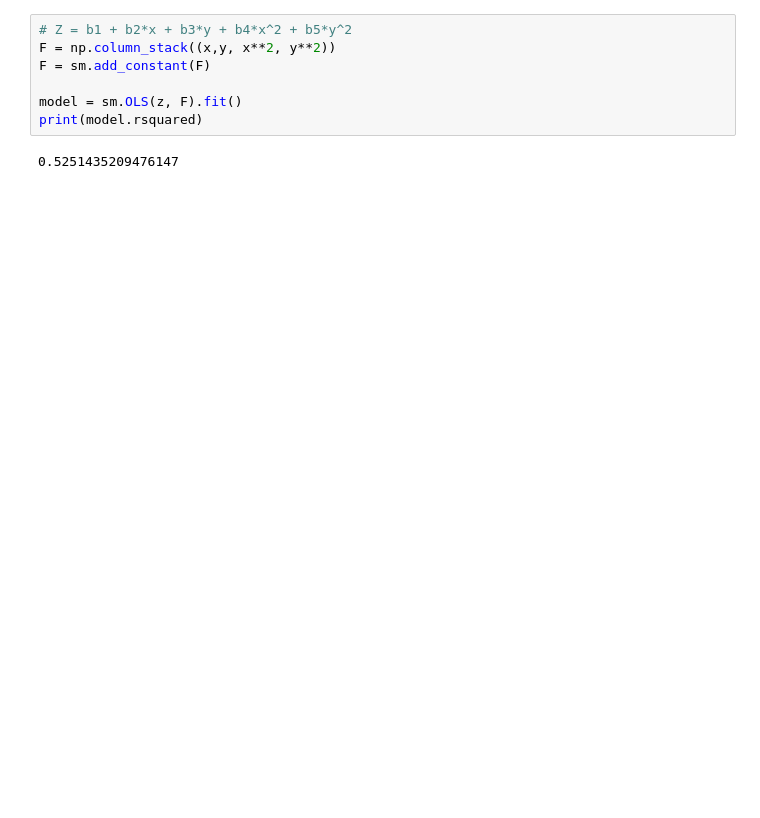
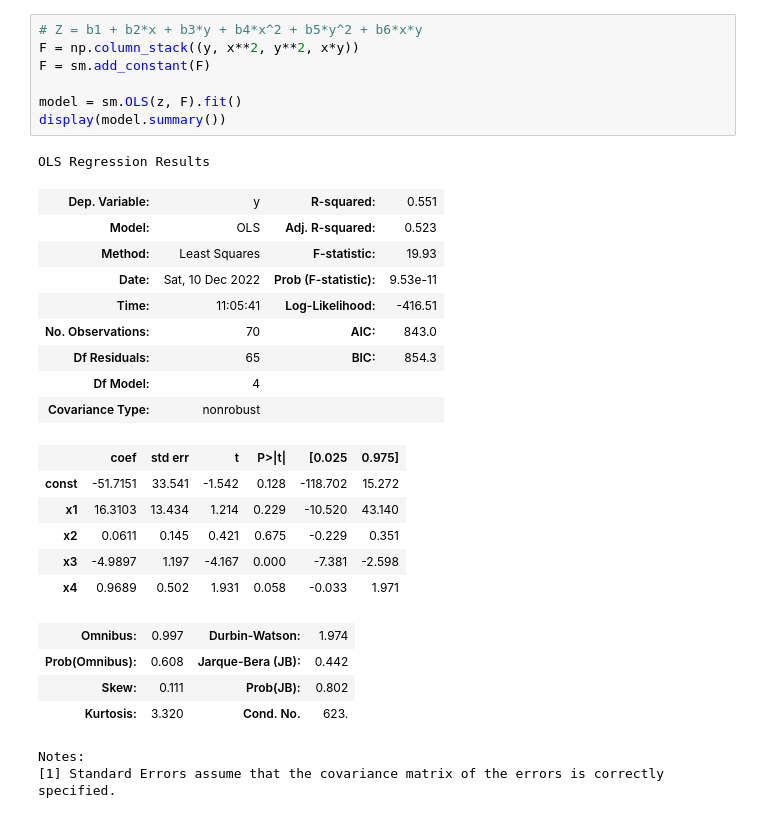
Before and after one commit to DI3GOcze/School-MSP-project, a Jupyter notebook: task2.ipynb, the cells around one changed output. Drawn from its saved outputs; the diff is of its cells as text; blank space fills up the shorter version.

```diff
--- a/task2.ipynb
+++ b/task2.ipynb
@@ -21,9 +50,30 @@ print(model.rsquared)
 # %%
-# Z = b1 + b2*x + b3*y + b4*x^2 + b5*y^2
-F = np.column_stack((x,y, x**2, y**2))
+# Z = b1 + b2*x + b3*y + b4*x^2 + b5*y^2 + b6*x*y
+F = np.column_stack((y, x**2, y**2, x*y))
 F = sm.add_constant(F)
 
 model = sm.OLS(z, F).fit()
-print(model.rsquared)
+display(model.summary())
 # %% [output]
-0.5251435209476147
+OLS Regression Results
+| Dep. Variable: | y | R-squared: | 0.551 |
+| Model: | OLS | Adj. R-squared: | 0.523 |
+| Method: | Least Squares | F-statistic: | 19.93 |
+| Date: | Sat, 10 Dec 2022 | Prob (F-statistic): | 9.53e-11 |
+| Time: | 11:05:41 | Log-Likelihood: | -416.51 |
+| No. Observations: | 70 | AIC: | 843.0 |
+| Df Residuals: | 65 | BIC: | 854.3 |
+| Df Model: | 4 |  |  |
+| Covariance Type: | nonrobust |  |  |
+|  | coef | std err | t | P>|t| | [0.025 | 0.975] |
+| const | -51.7151 | 33.541 | -1.542 | 0.128 | -118.702 | 15.272 |
+| x1 | 16.3103 | 13.434 | 1.214 | 0.229 | -10.520 | 43.140 |
+| x2 | 0.0611 | 0.145 | 0.421 | 0.675 | -0.229 | 0.351 |
+| x3 | -4.9897 | 1.197 | -4.167 | 0.000 | -7.381 | -2.598 |
+| x4 | 0.9689 | 0.502 | 1.931 | 0.058 | -0.033 | 1.971 |
+| Omnibus: | 0.997 | Durbin-Watson: | 1.974 |
+| Prob(Omnibus): | 0.608 | Jarque-Bera (JB): | 0.442 |
+| Skew: | 0.111 | Prob(JB): | 0.802 |
+| Kurtosis: | 3.320 | Cond. No. | 623. |
+Notes:
+[1] Standard Errors assume that the covariance matrix of the errors is correctly specified.
```
Also changed, not shown: parts of 12 cells of this notebook, 3 other files.
